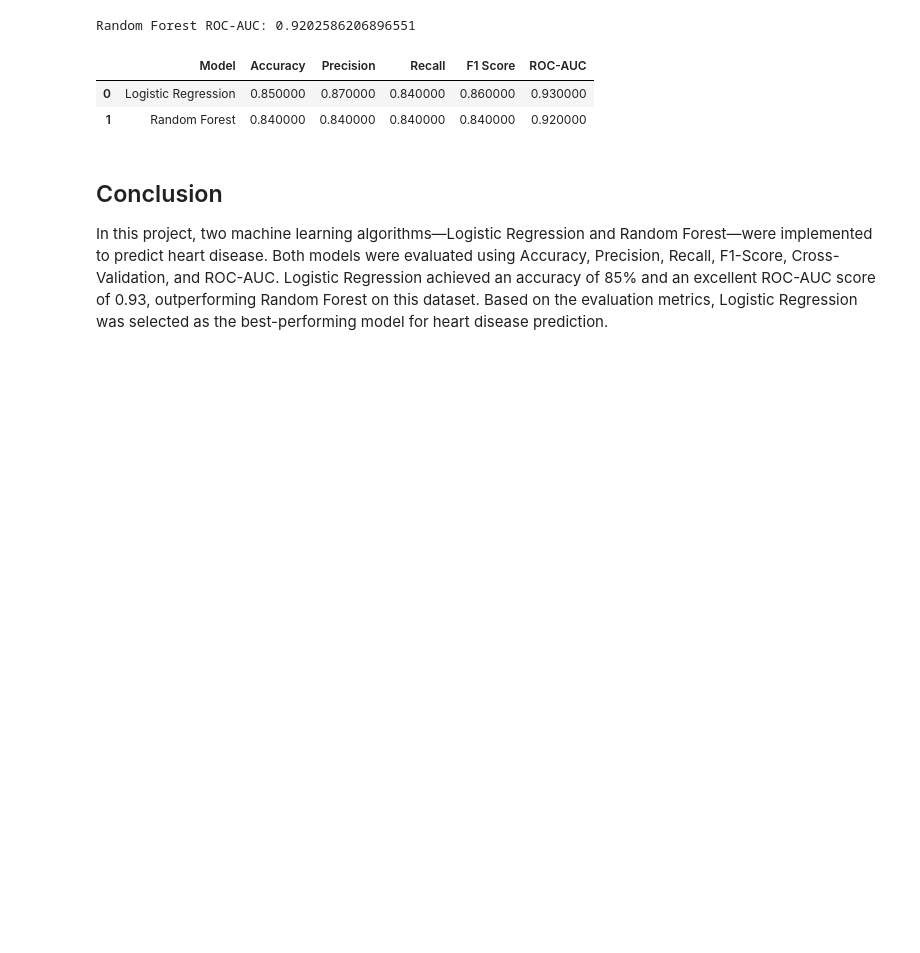
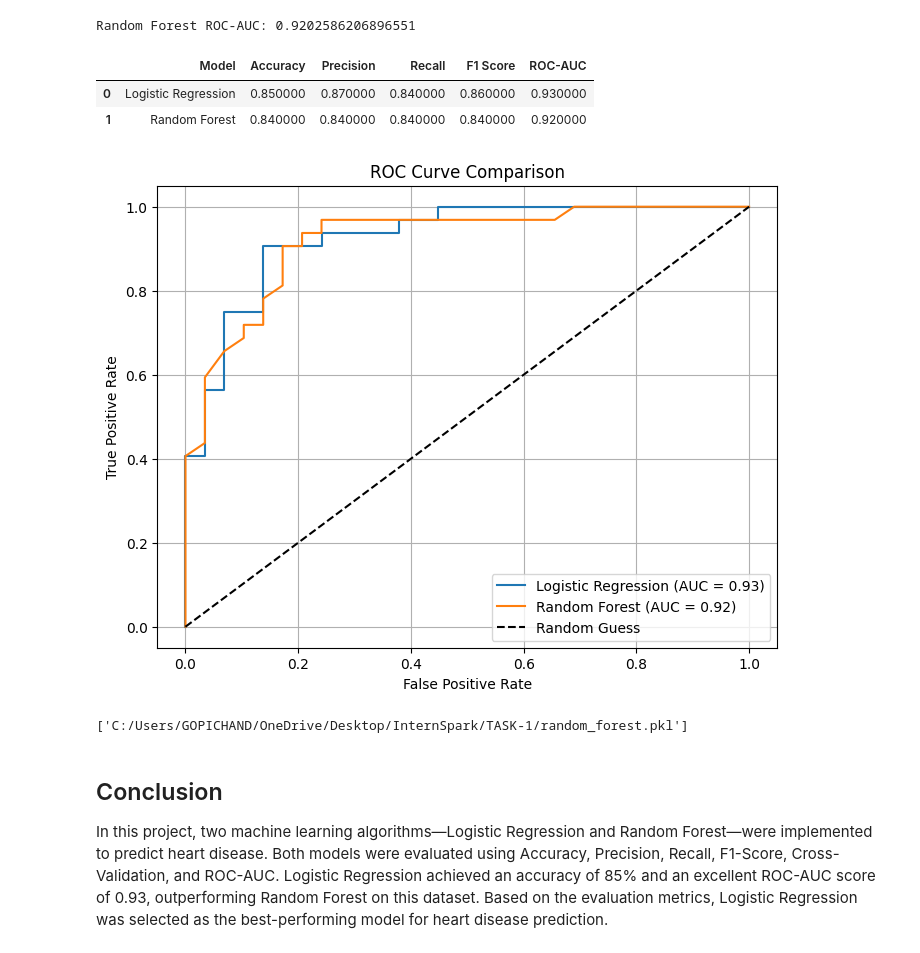
Before and after one commit to madasu-gopichand08/InternSpark-Internship, a Jupyter notebook: Task-1/notebooks/Heart_Disease_Prediction.ipynb, the cells around one changed output. Drawn from its saved outputs; the diff is of its cells as text; code cells hidden in the pictures; blank space fills up the shorter version.

```diff
--- a/Task-1/notebooks/Heart_Disease_Prediction.ipynb
+++ b/Task-1/notebooks/Heart_Disease_Prediction.ipynb
@@ -20,7 +20,7 @@ from sklearn.metrics import (
 )
 # %%
 ## Load Dataset
-df = pd.read_csv("C:/Users/GOPICHAND/OneDrive/Desktop/InternSpark/TASK-1/heart.csv")
+df = pd.read_csv("C:/Users/GOPICHAND/OneDrive/Desktop/InternSpark/TASK-1/data/heart.csv")
 df.head()
 df.info()
 df.shape
@@ -265,6 +265,55 @@ comparison.style.highlight_max(axis=0)
 |  | Model | Accuracy | Precision | Recall | F1 Score | ROC-AUC |
 | 0 | Logistic Regression | 0.850000 | 0.870000 | 0.840000 | 0.860000 | 0.930000 |
 | 1 | Random Forest | 0.840000 | 0.840000 | 0.840000 | 0.840000 | 0.920000 |
+# %%
+# Logistic Regression
+lr_probs = model.predict_proba(X_test_scaled)[:, 1]
+# Random Forest
+rf_probs = rf_model.predict_proba(X_test)[:, 1]
+
+# Logistic Regression
+lr_fpr, lr_tpr, _ = roc_curve(y_test, lr_probs)
+lr_auc = roc_auc_score(y_test, lr_probs)
+
+# Random Forest
+rf_fpr, rf_tpr, _ = roc_curve(y_test, rf_probs)
+rf_auc = roc_auc_score(y_test, rf_probs)
+# %%
+plt.figure(figsize=(8,6))
+
+# Logistic Regression
+plt.plot(
+    lr_fpr,
+    lr_tpr,
+    label=f"Logistic Regression (AUC = {lr_auc:.2f})"
+)
+
+# Random Forest
+plt.plot(
+    rf_fpr,
+    rf_tpr,
+    label=f"Random Forest (AUC = {rf_auc:.2f})"
+)
+
+# Random Guess Line
+plt.plot([0,1],[0,1],'k--',label='Random Guess')
+
+plt.xlabel("False Positive Rate")
+plt.ylabel("True Positive Rate")
+plt.title("ROC Curve Comparison")
+plt.legend(loc="lower right")
+
+plt.grid(True)
+
+plt.show()
+# %% [output]
+[figure, added]
+# %%
+import joblib
+joblib.dump(model, "C:/Users/GOPICHAND/OneDrive/Desktop/InternSpark/TASK-1/logistic_regression.pkl")
+joblib.dump(rf_model, "C:/Users/GOPICHAND/OneDrive/Desktop/InternSpark/TASK-1/random_forest.pkl")
+# %% [output]
+['C:/Users/GOPICHAND/OneDrive/Desktop/InternSpark/TASK-1/random_forest.pkl']
 # %% [markdown]
 ## Conclusion
 In this project, two machine learning algorithms—Logistic Regression and Random Forest—were implemented to predict heart disease.
```
